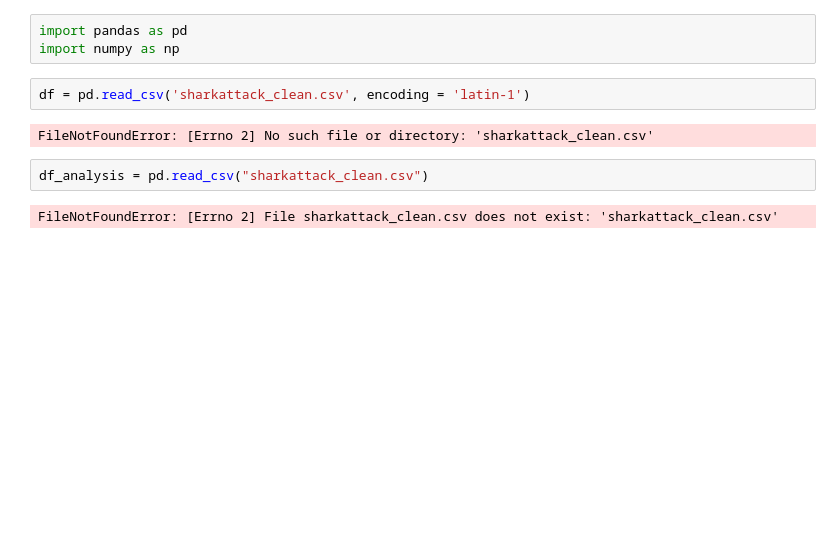
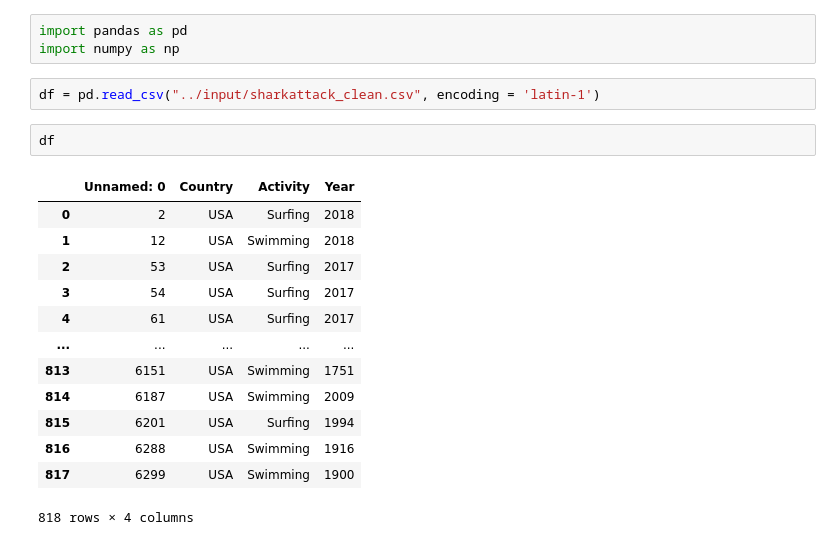
Before and after one commit to miriamvelloso/Sharkattackpd, a Jupyter notebook: Output/Data_analysis.ipynb, the cells around one changed output. Cells and saved outputs as stored; diff of their text form; blank space fills up the shorter version.

```diff
--- a/Output/Data_analysis.ipynb
+++ b/Output/Data_analysis.ipynb
@@ -2,10 +2,20 @@
 import pandas as pd
 import numpy as np
 # %%
-df = pd.read_csv('sharkattack_clean.csv', encoding = 'latin-1')
+df = pd.read_csv("../input/sharkattack_clean.csv", encoding = 'latin-1')
-# %% [output]
-FileNotFoundError: [Errno 2] No such file or directory: 'sharkattack_clean.csv'
-# %%
-df_analysis = pd.read_csv("sharkattack_clean.csv")
-# %% [output]
-FileNotFoundError: [Errno 2] File sharkattack_clean.csv does not exist: 'sharkattack_clean.csv'
+# %%
+df
+# %% [output]
+|  | Unnamed: 0 | Country | Activity | Year |
+| 0 | 2 | USA | Surfing | 2018 |
+| 1 | 12 | USA | Swimming | 2018 |
+| 2 | 53 | USA | Surfing | 2017 |
+| 3 | 54 | USA | Surfing | 2017 |
+| 4 | 61 | USA | Surfing | 2017 |
+| ... | ... | ... | ... | ... |
+| 813 | 6151 | USA | Swimming | 1751 |
+| 814 | 6187 | USA | Swimming | 2009 |
+| 815 | 6201 | USA | Surfing | 1994 |
+| 816 | 6288 | USA | Swimming | 1916 |
+| 817 | 6299 | USA | Swimming | 1900 |
+818 rows × 4 columns
```
Also changed, not shown: parts of 4 cells of this notebook, 1 other file.
